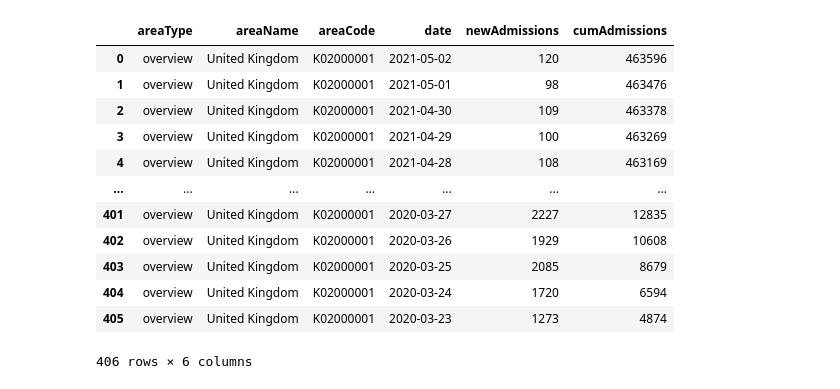
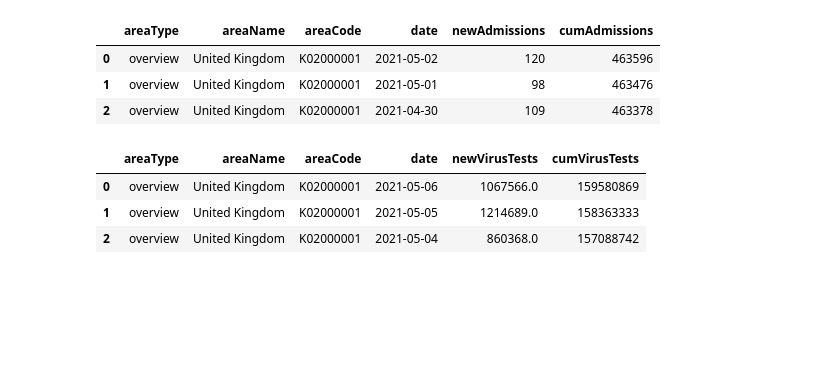
Before and after one commit to Manuel-DominguezCBG/SQL2Dashboard, a Jupyter notebook: Covid-19/COVID-19_data_to_dashboard.ipynb, the cells around one changed output. Cells and saved outputs as stored; diff of their text form; code cells hidden in the pictures; blank space fills up the shorter version.

```diff
--- a/Covid-19/COVID-19_data_to_dashboard.ipynb
+++ b/Covid-19/COVID-19_data_to_dashboard.ipynb
@@ -14,18 +57,24 @@ import pandas as pd
 # %%
+# 3. Patient's admitted
 
+patients_adm = pd.read_csv('/home/manuel/Desktop/Manuel_project/SQL project/SQL2Dashboard/Covid-19/Patients_admitted_to hospital.csv')
 
-pd.read_csv('/home/genetics/Desktop/Manuel_project/SQL project/SQL2Dashboard/Covid-19/Patients admitted to hospital.csv')
+patients_adm.head(3)
 # %% [output]
 |  | areaType | areaName | areaCode | date | newAdmissions | cumAdmissions |
 | 0 | overview | United Kingdom | K02000001 | 2021-05-02 | 120 | 463596 |
 | 1 | overview | United Kingdom | K02000001 | 2021-05-01 | 98 | 463476 |
 | 2 | overview | United Kingdom | K02000001 | 2021-04-30 | 109 | 463378 |
-| 3 | overview | United Kingdom | K02000001 | 2021-04-29 | 100 | 463269 |
-| 4 | overview | United Kingdom | K02000001 | 2021-04-28 | 108 | 463169 |
-| ... | ... | ... | ... | ... | ... | ... |
-| 401 | overview | United Kingdom | K02000001 | 2020-03-27 | 2227 | 12835 |
-| 402 | overview | United Kingdom | K02000001 | 2020-03-26 | 1929 | 10608 |
-| 403 | overview | United Kingdom | K02000001 | 2020-03-25 | 2085 | 8679 |
-| 404 | overview | United Kingdom | K02000001 | 2020-03-24 | 1720 | 6594 |
-| 405 | overview | United Kingdom | K02000001 | 2020-03-23 | 1273 | 4874 |
-406 rows × 6 columns
+# %%
+# 4. Virus testes conductes
+
+
+Virus_tested = pd.read_csv('/home/manuel/Desktop/Manuel_project/SQL project/SQL2Dashboard/Covid-19/Virus_tested.csv')
+
+
+Virus_tested.head(3)
+# %% [output]
+|  | areaType | areaName | areaCode | date | newVirusTests | cumVirusTests |
+| 0 | overview | United Kingdom | K02000001 | 2021-05-06 | 1067566.0 | 159580869 |
+| 1 | overview | United Kingdom | K02000001 | 2021-05-05 | 1214689.0 | 158363333 |
+| 2 | overview | United Kingdom | K02000001 | 2021-05-04 | 860368.0 | 157088742 |
```
Also changed, not shown: parts of 23 cells of this notebook, 12 other files.
